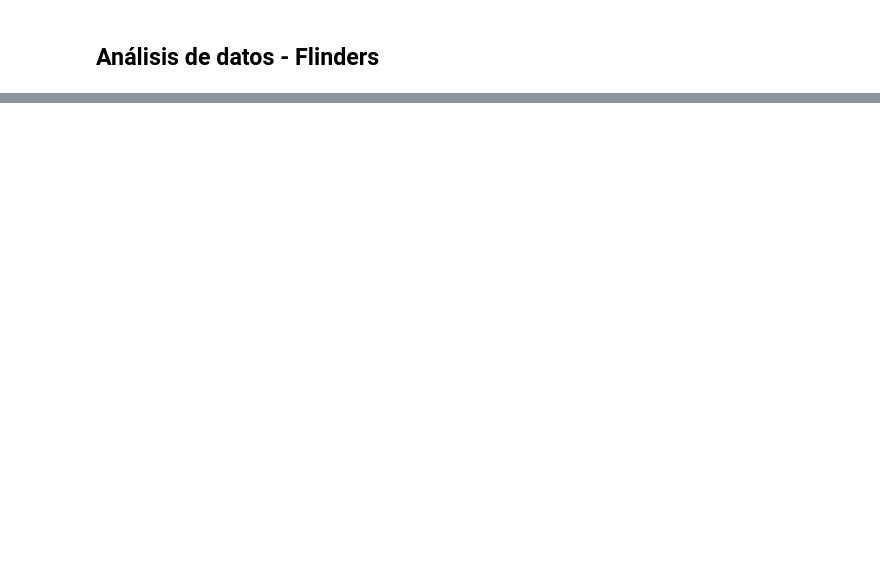
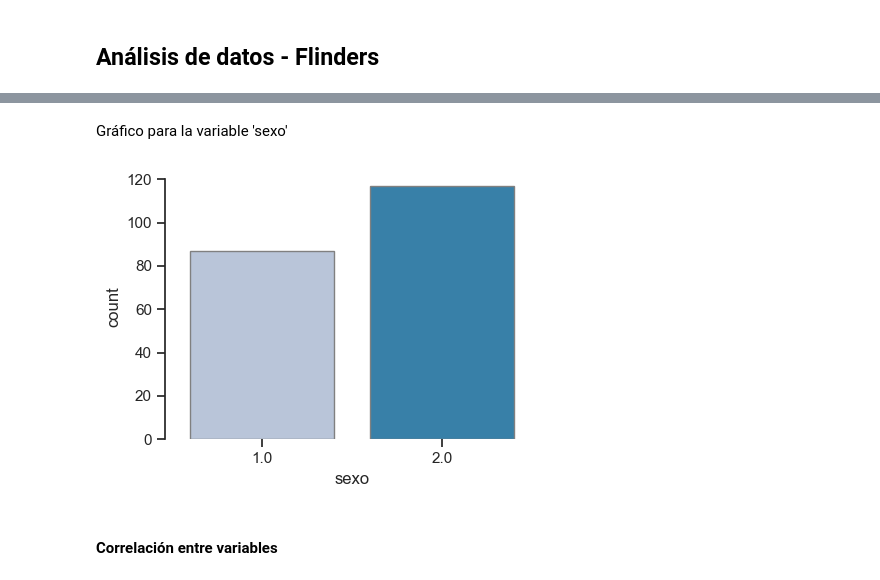
Before and after one commit to charliebrown007/05-Case_Analysis, a Jupyter notebook: 5. FLINDERS/Análisis FLINDERS.ipynb, the cells around one changed output, grey strips where cells are left out. Saved outputs shown, nothing was run; the diff lists cells and outputs as text; code cells hidden in the pictures; blank space fills up the shorter version.

```diff
--- a/5. FLINDERS/Análisis FLINDERS.ipynb
+++ b/5. FLINDERS/Análisis FLINDERS.ipynb
@@ -66,0 +206,13 @@ memory usage: 56.2 KB
+# %% [markdown]
+Gráfico para la variable 'sexo'
+# %%
+# set plot style: grey grid in the background:
+sns.set(style = "ticks")
+
+# catplot (en este caso de trata de una variable categórica)
+sns.catplot(data = df, x = 'sexo', edgecolor = 'gray', kind = 'count', aspect = 1.3, height = 3.5, palette = "PuBu")
+sns.despine(offset = 5, trim = True, bottom = True)
+# %% [output]
+[figure, added]
+# %% [markdown]
+#### Correlación entre variables
```
Also changed, not shown: parts of 36 cells of this notebook, 1 other file.
